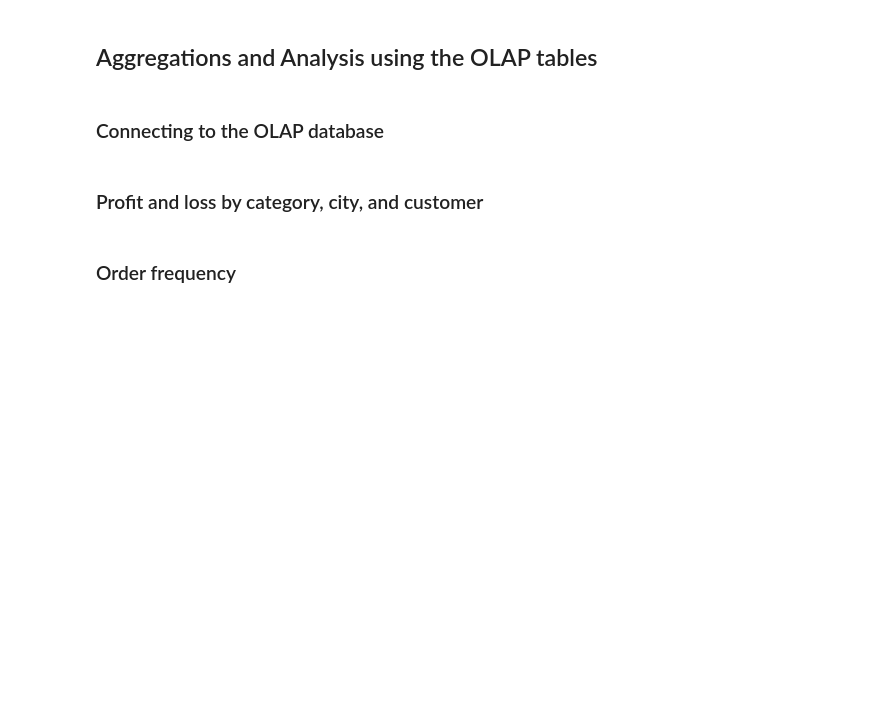
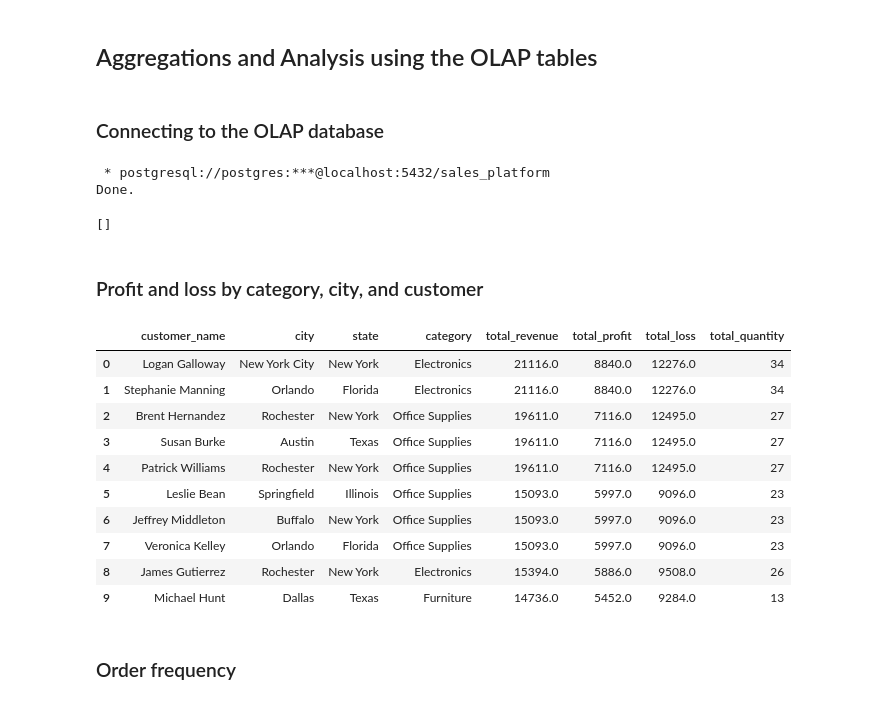
Before and after one commit to ngozi-nnajim/Sales_Intelligence_Platform, a Jupyter notebook: data_cleaning.ipynb, the cells around one changed output. Drawn from its saved outputs; the diff is of its cells as text; code cells hidden in the pictures; blank space fills up the shorter version.

Commit message:
Updates and new files .sh and schema.sql that consolidates all sql scripts

```diff
--- a/data_cleaning.ipynb
+++ b/data_cleaning.ipynb
@@ -345,37 +388,66 @@ DB_HOST     = os.getenv('DB_HOST')
 DB_PORT     = os.getenv('DB_PORT')
 DB_USER     = os.getenv('DB_USER')
 DB_PASSWORD = os.getenv('DB_PASSWORD')
-OLAP_DB     = os.getenv('OLAP_DB')
+DB_NAME     = os.getenv('DB_NAME')
 
 # Loading the SQL extension
 %load_ext sql
 
-# Connecting to the OLAP database
-%sql postgresql://{DB_USER}:{DB_PASSWORD}@{DB_HOST}:{DB_PORT}/{OLAP_DB}
+# Connecting to the database
+%sql postgresql://{DB_USER}:{DB_PASSWORD}@{DB_HOST}:{DB_PORT}/{DB_NAME}
+
+# Set search path to olap schema
+%sql SET search_path TO olap;
+# %% [output]
+ * postgresql://postgres:***@localhost:5432/sales_platform
+Done.
+[]
 # %% [markdown]
 ### Profit and loss by category, city, and customer
+# %%
+from sqlalchemy import create_engine, event, text
+
+engine = create_engine(
+    f'postgresql://{DB_USER}:{DB_PASSWORD}@{DB_HOST}:{DB_PORT}/{DB_NAME}',
+    connect_args={'options': '-csearch_path=olap'}
+)
+# %%
+def run_query(query: str) -> pd.DataFrame:
+    with engine.connect() as con:
+        return pd.read_sql(text(query), con)
 # %%
-%%sql
+query = """
+    SELECT
+        dc.customer_name,
+        dl.city,
+        dl.state,
+        dp.category,
+        SUM(f.amount)                  AS total_revenue,
+        SUM(f.profit)                  AS total_profit,
+        SUM(f.amount) - SUM(f.profit)  AS total_loss,
+        SUM(f.quantity)                AS total_quantity
+    FROM fact_order_items f
+    JOIN dim_customer dc ON f.customer_id = dc.customer_id
+    JOIN dim_location dl ON f.location_id = dl.location_id
+    JOIN dim_product  dp ON f.product_id  = dp.product_id
+    GROUP BY dc.customer_name, dl.city, dl.state, dp.category
+    ORDER BY total_profit DESC
+"""
 
-SELECT
-    dc.customer_name,
-    dl.city,
-    dl.state,
-    dp.category,
-    SUM(f.amount)   AS total_revenue,
-    SUM(f.profit)   AS total_profit,
-    SUM(f.amount) - SUM(f.profit) AS total_loss,
-    SUM(f.quantity) AS total_quantity
-FROM fact_order_items f
-JOIN dim_customer dc ON f.customer_id = dc.customer_id
-JOIN dim_location dl ON f.location_id = dl.location_id
-JOIN dim_product  dp ON f.product_id  = dp.product_id
-GROUP BY
-    dc.customer_name,
-    dl.city,
-    dl.state,
-    dp.category
-ORDER BY total_profit DESC;
+df_pnl = run_query(query)
+df_pnl.head(10)
+# %% [output]
+|  | customer_name | city | state | category | total_revenue | total_profit | total_loss | total_quantity |
+| 0 | Logan Galloway | New York City | New York | Electronics | 21116.0 | 8840.0 | 12276.0 | 34 |
+| 1 | Stephanie Manning | Orlando | Florida | Electronics | 21116.0 | 8840.0 | 12276.0 | 34 |
+| 2 | Brent Hernandez | Rochester | New York | Office Supplies | 19611.0 | 7116.0 | 12495.0 | 27 |
+| 3 | Susan Burke | Austin | Texas | Office Supplies | 19611.0 | 7116.0 | 12495.0 | 27 |
+| 4 | Patrick Williams | Rochester | New York | Office Supplies | 19611.0 | 7116.0 | 12495.0 | 27 |
+| 5 | Leslie Bean | Springfield | Illinois | Office Supplies | 15093.0 | 5997.0 | 9096.0 | 23 |
+| 6 | Jeffrey Middleton | Buffalo | New York | Office Supplies | 15093.0 | 5997.0 | 9096.0 | 23 |
+| 7 | Veronica Kelley | Orlando | Florida | Office Supplies | 15093.0 | 5997.0 | 9096.0 | 23 |
+| 8 | James Gutierrez | Rochester | New York | Electronics | 15394.0 | 5886.0 | 9508.0 | 26 |
+| 9 | Michael Hunt | Dallas | Texas | Furniture | 14736.0 | 5452.0 | 9284.0 | 13 |
 # %% [markdown]
 ### Order frequency
 # %%
```
Also changed, not shown: parts of 17 cells of this notebook, 4 other files.
